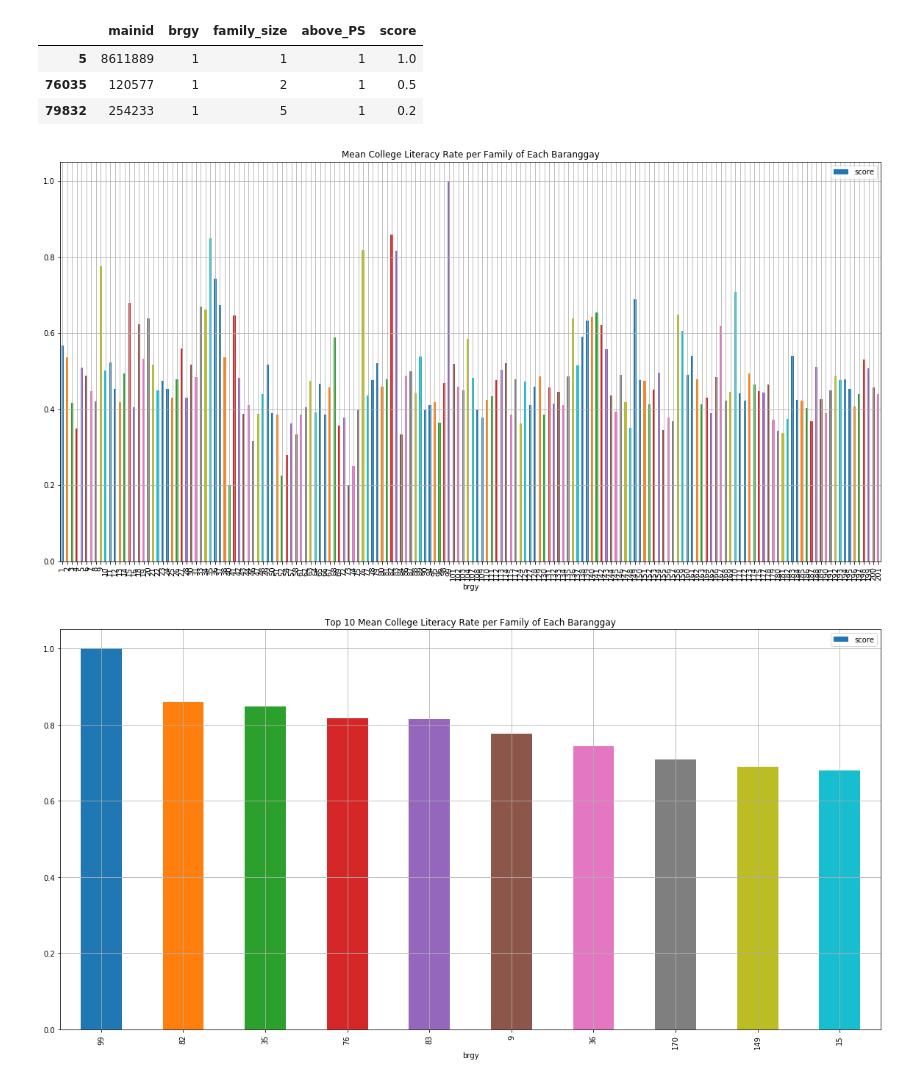
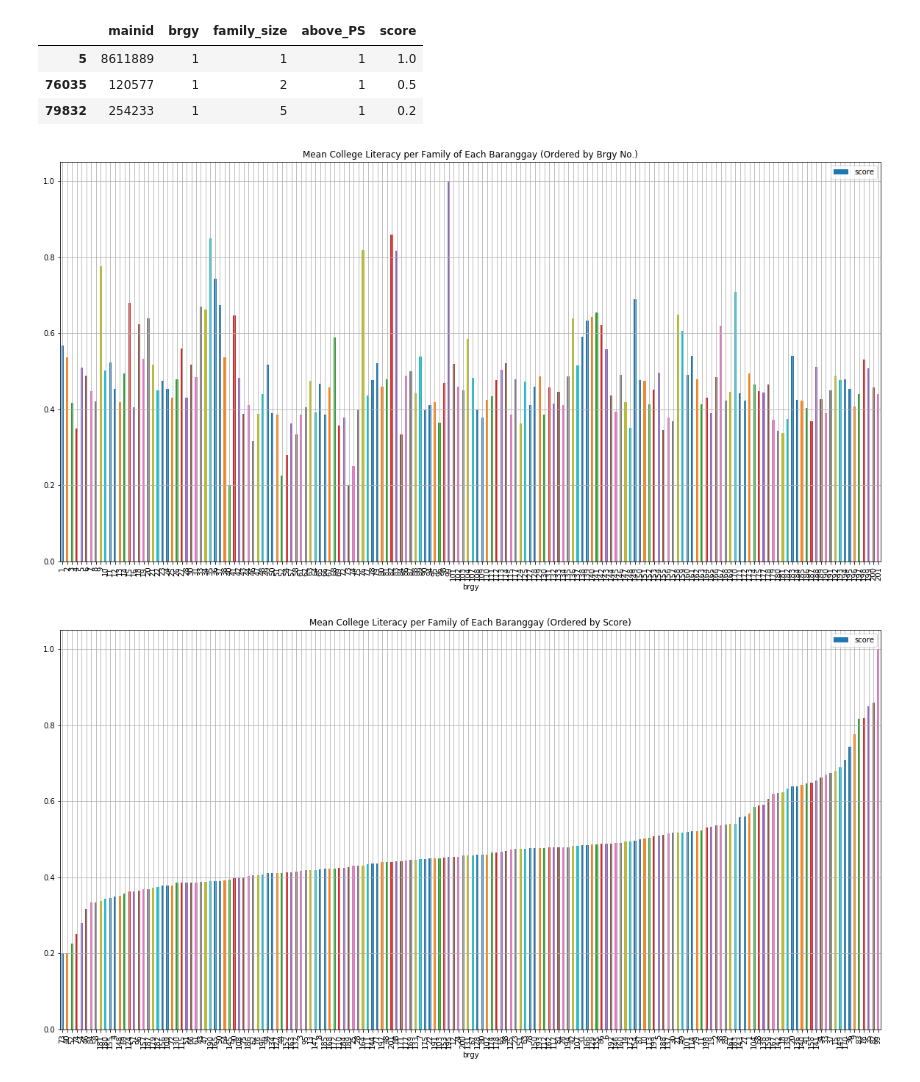
Before and after one commit to christianalderite/DATASCI-Final-Project, a Jupyter notebook: DATASCI Project Score 1.ipynb, the cells around one changed output. Saved outputs shown, nothing was run; the diff lists cells and outputs as text; code cells hidden in the pictures.

```diff
--- a/DATASCI Project Score 1.ipynb
+++ b/DATASCI Project Score 1.ipynb
@@ -166,23 +142,33 @@ dfBrgy1
 | 76035 | 120577 | 1 | 2 | 1 | 0.5 |
 | 79832 | 254233 | 1 | 5 | 1 | 0.2 |
 # %%
+arrayBrgyScores = dfMainMem.groupby('brgy')['score'].mean()
+# Groups the families by brgy and takes the average of their family literacy.
+# Output is an array, not a dataframe.
+
 arrayBrgyScores.plot(figsize=(20, 10), kind='bar', grid=True, align='center', width=0.5, stacked=True)
-plot.title('Mean College Literacy per Family of Each Baranggay')
+plot.title('Mean College Literacy per Family of Each Baranggay (Ordered by Brgy No.)')
+plot.legend()
+plot.show()
+# Bar graph of all the college literacy rate per family of each baranggay
+
+arrayBrgyScores.sort_values().plot(figsize=(20, 10), kind='bar', grid=True, align='center', width=0.5, stacked=True)
+plot.title('Mean College Literacy per Family of Each Baranggay (Ordered by Score)')
 plot.legend()
 plot.show()
 # Bar graph of all the college literacy rate per family of each baranggay
 
 arrayBrgyScores.nlargest(10).plot(figsize=(20, 10), kind='bar', grid=True, align='center', width=0.5, stacked=True)
-plot.title('Top 10 Mean College Literacy per Family of Each Baranggay')
+plot.title('Top 10 Mean College Literacy per Family of Each Baranggay (Ordered by Brgy No.)')
 plot.legend()
 plot.show()
 # Bar graph of the top 10 brgys
 
 arrayBrgyScores.nsmallest(10).plot(figsize=(20, 10), kind='bar', grid=True, align='center', width=0.5, stacked=True)
-plot.title('Bottom 10 Mean College Literacy per Family of Each Baranggay')
+plot.title('Bottom 10 Mean College Literacy per Family of Each Baranggay (Ordered by Brgy No.)')
 plot.legend()
 plot.show()
 # Bar graph of the bottom 10 brgys
 # %% [output]
-[figure, old version]
+[figure, new version]
-[figure, old version]
+[figure, new version]
```
Also changed, not shown: parts of 3 cells of this notebook, 5 other files.
